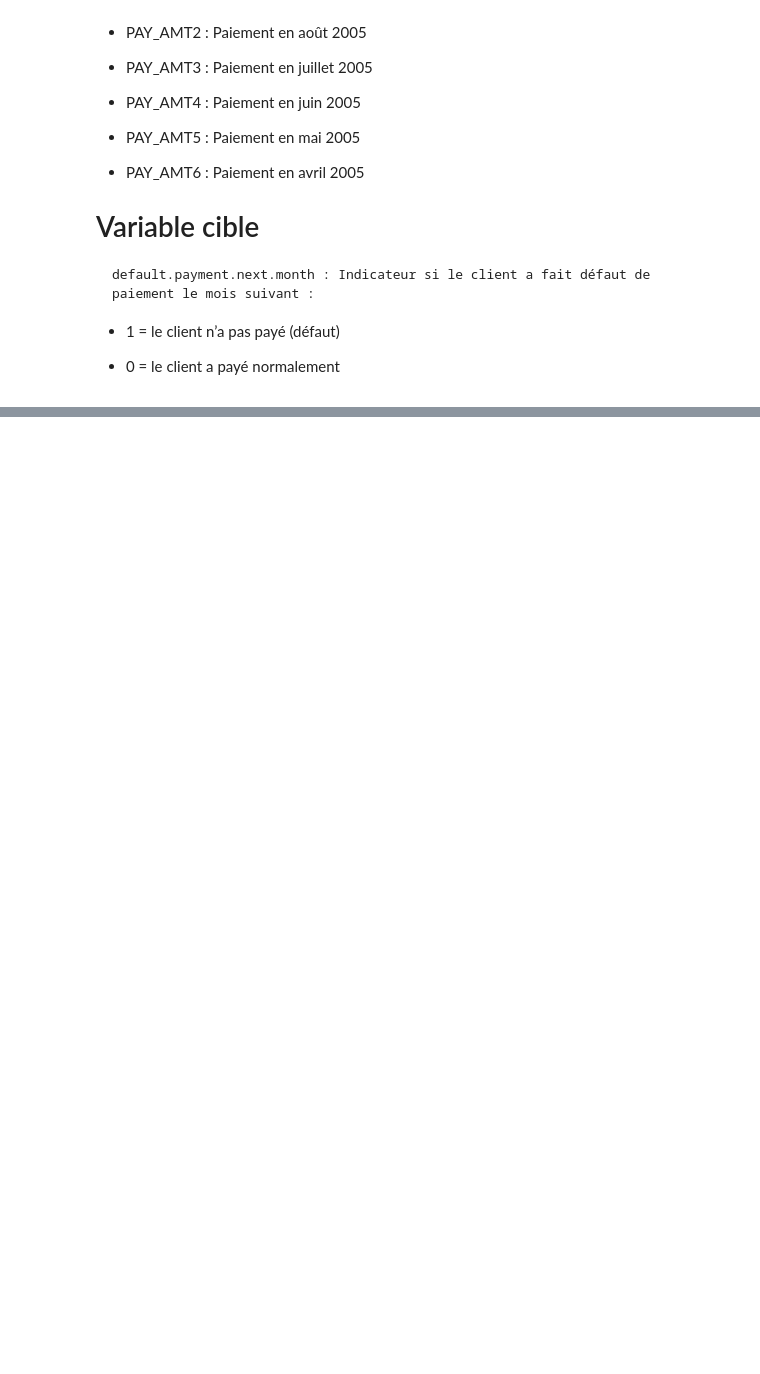
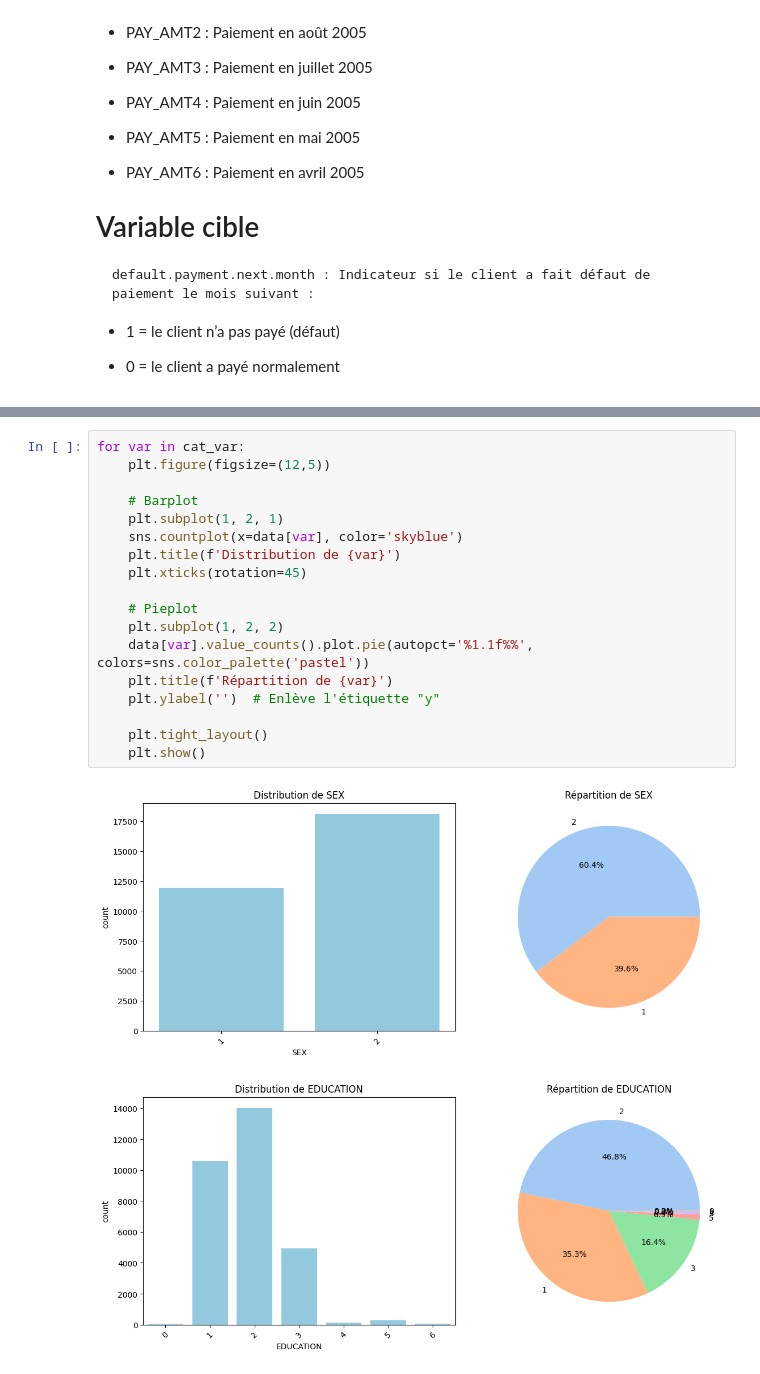
Before and after one commit to kenkleven/detection_defaut_paiement, a Jupyter notebook: defautpaiement.ipynb, the cells around one changed output, grey strips where cells are left out. Saved outputs shown, nothing was run; the diff lists cells and outputs as text; blank space fills up the shorter version.

```diff
--- a/defautpaiement.ipynb
+++ b/defautpaiement.ipynb
@@ -144,0 +287,21 @@ Valeurs possibles :
+# %%
+for var in cat_var:
+    plt.figure(figsize=(12,5))
+
+    # Barplot
+    plt.subplot(1, 2, 1)
+    sns.countplot(x=data[var], color='skyblue')
+    plt.title(f'Distribution de {var}')
+    plt.xticks(rotation=45)
+
+    # Pieplot
+    plt.subplot(1, 2, 2)
+    data[var].value_counts().plot.pie(autopct='%1.1f%%', colors=sns.color_palette('pastel'))
+    plt.title(f'Répartition de {var}')
+    plt.ylabel('')  # Enlève l'étiquette "y"
+
+    plt.tight_layout()
+    plt.show()
+# %% [output]
+[figure, added]
+[figure, added]
```
Also changed, not shown: parts of 28 cells of this notebook.
